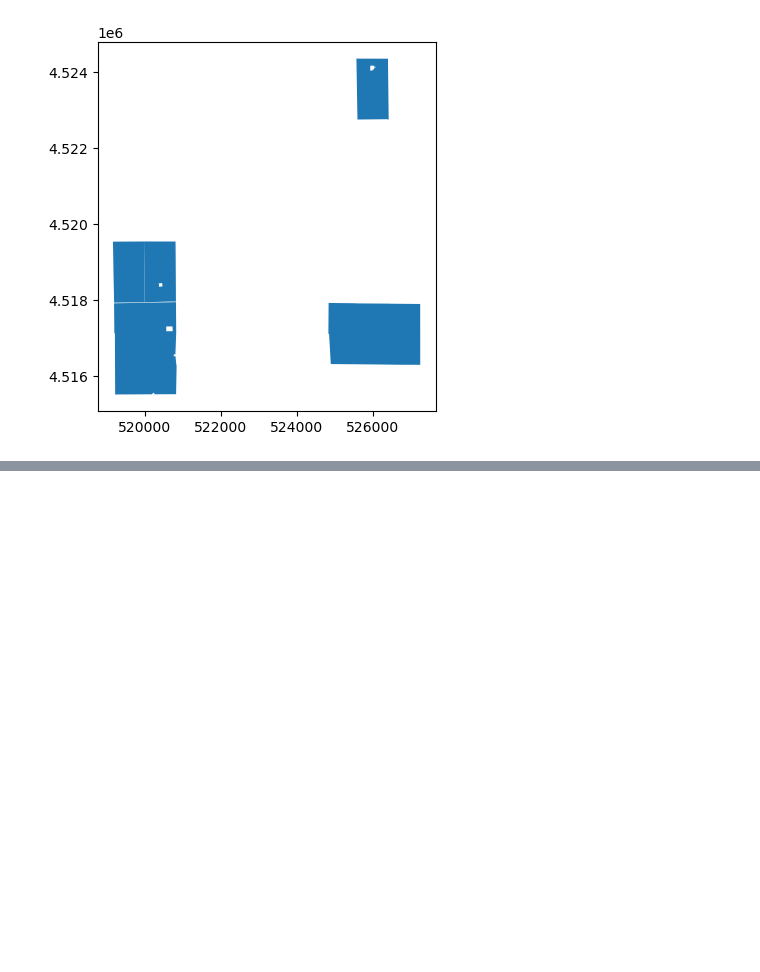
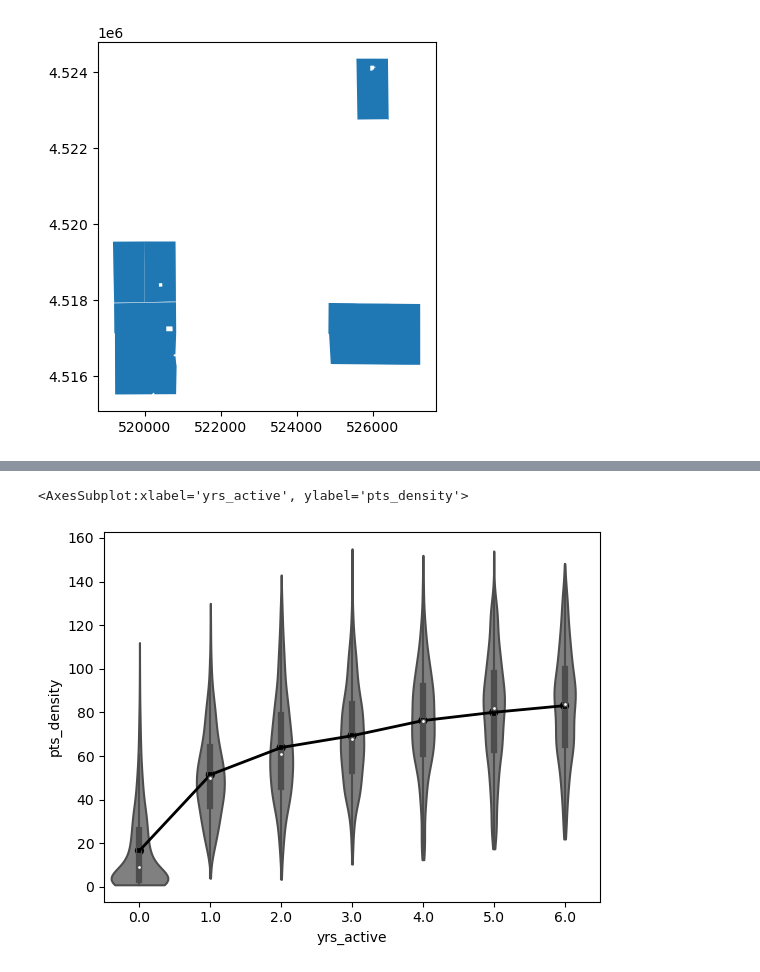
Before and after one commit to kearney-sp/cper_pdog, a Jupyter notebook: cnn_pred_colony.ipynb, the cells around one changed output, grey strips where cells are left out. Cells and saved outputs as stored; diff of their text form; code cells hidden in the pictures; blank space fills up the shorter version.

```diff
--- a/cnn_pred_colony.ipynb
+++ b/cnn_pred_colony.ipynb
@@ -120,0 +116,8 @@ sns.boxplot(x='yrs_active', y='pts_density', data=df_out)
+# %%
+ax = sns.violinplot(x='yrs_active', y='pts_density', data=df_out, color='grey',
+                    bw=0.25, cut=0, trim=True, scale='area')
+sns.pointplot(x='yrs_active', y='pts_density', data=df_out, ax=ax,
+              color='black', scale=0.75)
+# %% [output]
+<AxesSubplot:xlabel='yrs_active', ylabel='pts_density'>
+[figure, added]
```
Also changed, not shown: parts of 19 cells of this notebook, 4 other files.
